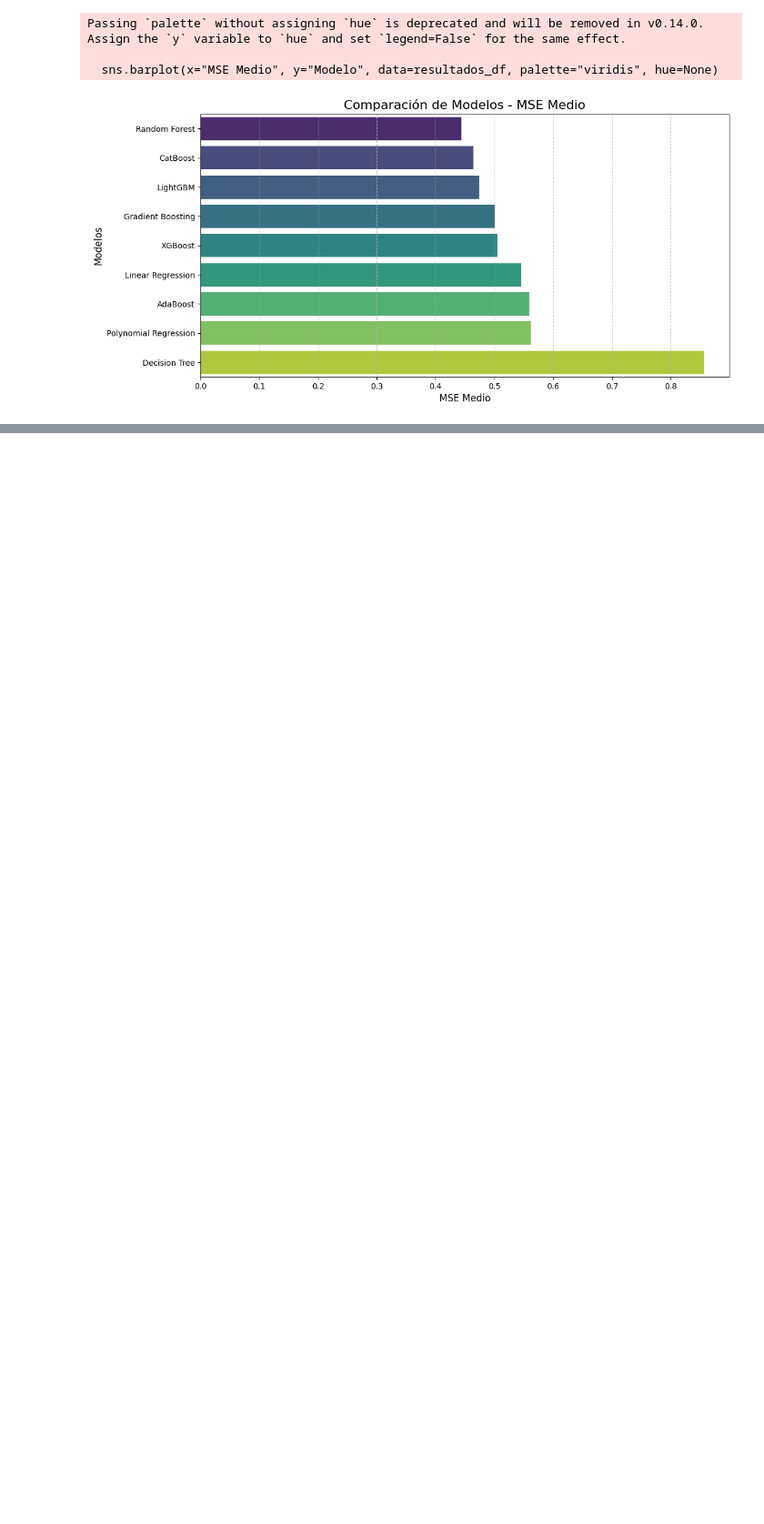
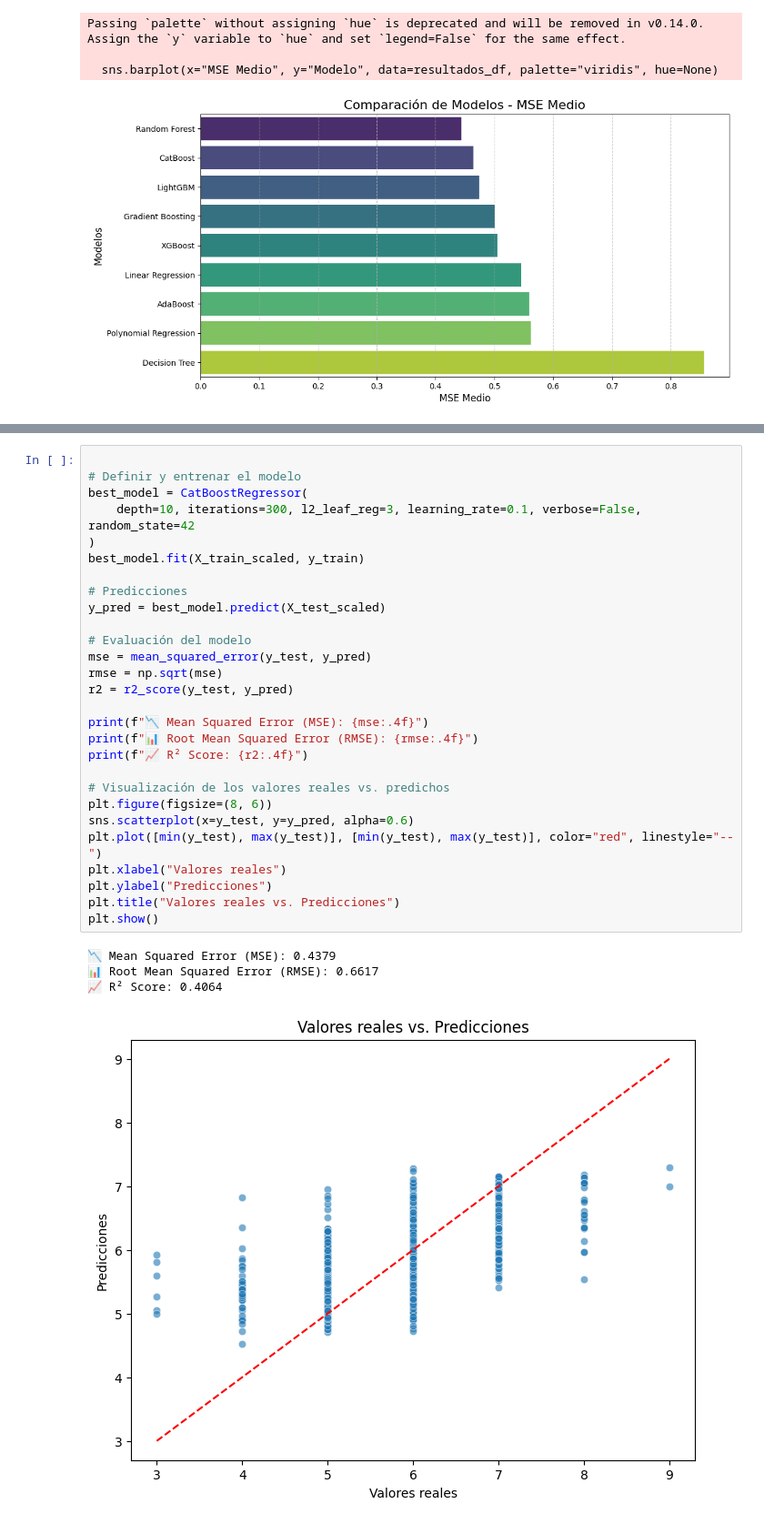
Before and after one commit to Rodrigo6363/ONLINE_DS_THEBRIDGE_ROD, a Jupyter notebook: Sprint_12/Unidad_02/Practica_Obligatoria/18_Practica_Obligatoria_Repaso_Aprendizaje_Supervisado.ipynb, the cells around one changed output, grey strips where cells are left out. Shown at 91% size. Saved outputs shown, nothing was run; the diff lists cells and outputs as text; blank space fills up the shorter version.

```diff
--- a/Sprint_12/Unidad_02/Practica_Obligatoria/18_Practica_Obligatoria_Repaso_Aprendizaje_Supervisado.ipynb
+++ b/Sprint_12/Unidad_02/Practica_Obligatoria/18_Practica_Obligatoria_Repaso_Aprendizaje_Supervisado.ipynb
@@ -784,0 +867,33 @@ Optimización de hiperparámetros para Random Forest...
+# %%
+
+# Definir y entrenar el modelo
+best_model = CatBoostRegressor(
+    depth=10, iterations=300, l2_leaf_reg=3, learning_rate=0.1, verbose=False, random_state=42
+)
+best_model.fit(X_train_scaled, y_train)
+
+# Predicciones
+y_pred = best_model.predict(X_test_scaled)
+
+# Evaluación del modelo
+mse = mean_squared_error(y_test, y_pred)
+rmse = np.sqrt(mse)
+r2 = r2_score(y_test, y_pred)
+
+print(f"📉 Mean Squared Error (MSE): {mse:.4f}")
+print(f"📊 Root Mean Squared Error (RMSE): {rmse:.4f}")
+print(f"📈 R² Score: {r2:.4f}")
+
+# Visualización de los valores reales vs. predichos
+plt.figure(figsize=(8, 6))
+sns.scatterplot(x=y_test, y=y_pred, alpha=0.6)
+plt.plot([min(y_test), max(y_test)], [min(y_test), max(y_test)], color="red", linestyle="--")
+plt.xlabel("Valores reales")
+plt.ylabel("Predicciones")
+plt.title("Valores reales vs. Predicciones")
+plt.show()
+# %% [output]
+📉 Mean Squared Error (MSE): 0.4379
+📊 Root Mean Squared Error (RMSE): 0.6617
+📈 R² Score: 0.4064
+[figure, added]
```
Also changed, not shown: parts of 14 cells of this notebook, 8 other files.
